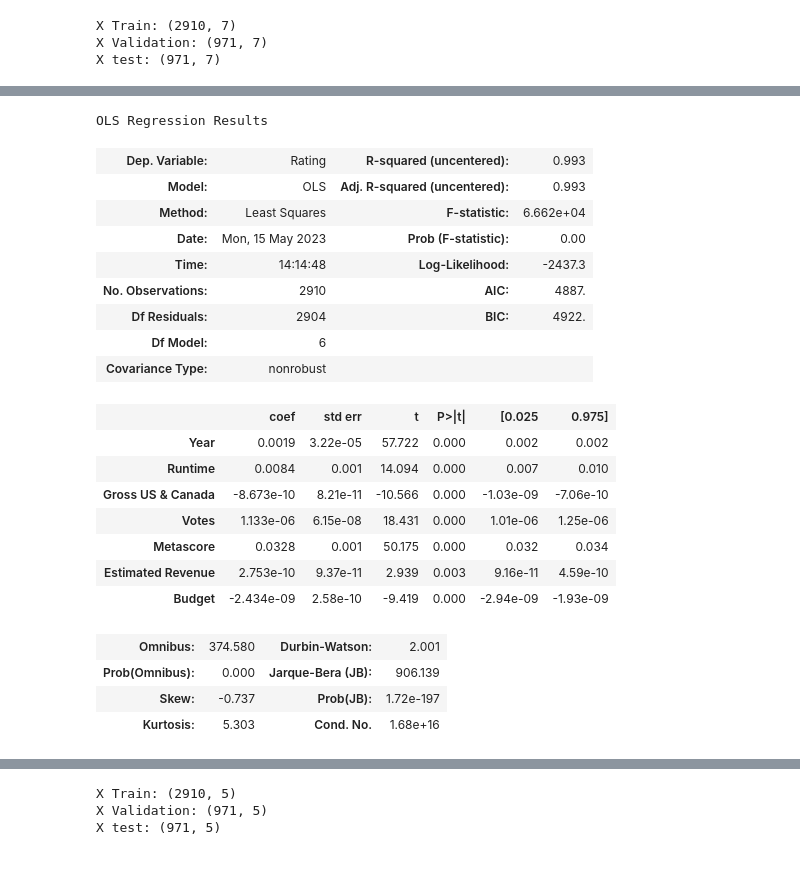
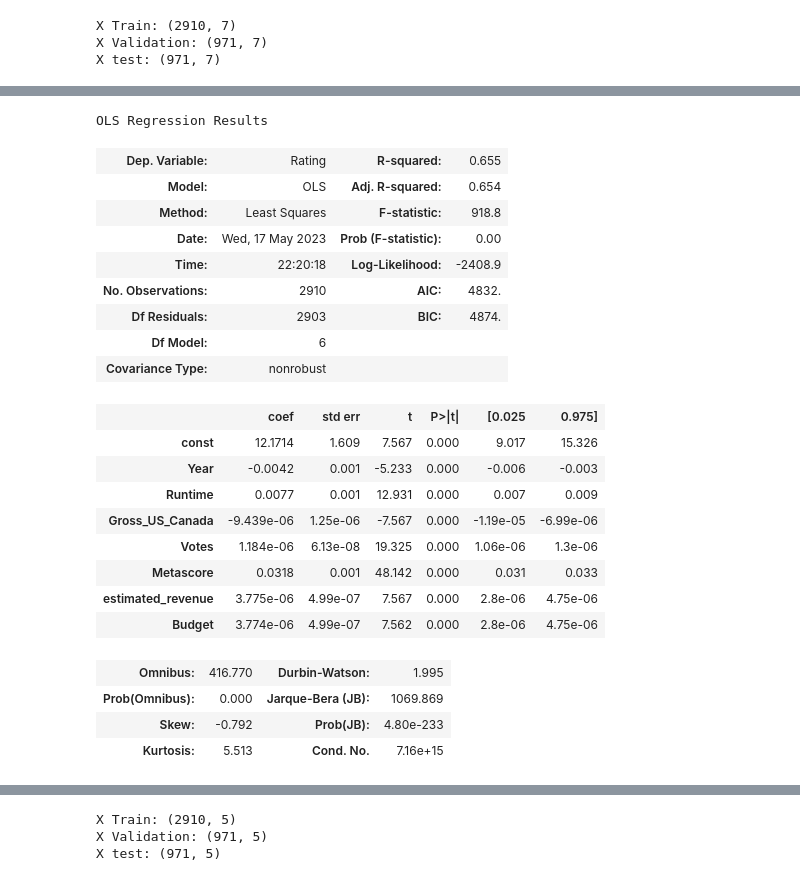
Before and after one commit to MamiMrl/IMDb-Movie-Scraping-for-Team-Netflix-Recommendation, a Jupyter notebook: IMDb_Regression.ipynb, the cells around one changed output, grey strips where cells are left out. Cells and saved outputs as stored; diff of their text form; code cells hidden in the pictures.

```diff
--- a/IMDb_Regression.ipynb
+++ b/IMDb_Regression.ipynb
@@ -12,7 +13,8 @@ from sklearn.metrics import mean_squared_error
 from sklearn.linear_model import Lasso,Ridge
 # %%
 # X ve Y değişkenlerimizi oluşturma
-X = df_combined.loc[:,["Year", "Runtime", "Gross US & Canada", "Votes", "Metascore", "Estimated Revenue", "Budget"]]
+df_combined = pd.read_csv("imdb_scraped_data_all.csv")
+X = df_combined.loc[:,["Year", "Runtime", "Gross_US_Canada", "Votes", "Metascore", "estimated_revenue", "Budget"]]
 y = df_combined["Rating"]
 
 
@@ -21,3 +23,28 @@ X_train, x_test, Y_train, y_test = train_test_split(X, y, test_size=0.2, random_
 
 # Train/Validation Ayrımı
 x_train, x_val, y_train, y_val = train_test_split(X_train, Y_train, test_size=0.25, random_state=42)
+# %%
+# X ve Y değişkenlerimizi oluşturma
+df_combined_test = pd.read_csv("imdb_scraped_data_all_test.csv")
+X2 = df_combined_test.loc[:,["Runtime", "Budget", "VotesLog", "Metascore", "estimated_revenue_log", "Estimated_Worldwide_GrossLog", "Gross_US_Canada", "Score"]]
+y2 = df_combined_test["Rating"]
+
+
+# Train/Test Ayrımı
+X_train2, x_test2, Y_train2, y_test2 = train_test_split(X2, y2, test_size=0.2, random_state=42)
+
+# Train/Validation Ayrımı
+x_train2, x_val2, y_train2, y_val2 = train_test_split(X_train2, Y_train2, test_size=0.25, random_state=42)
+# %%
+lreg2 = LinearRegression()
+
+lreg2.fit(x_train2, y_train2)
+
+pred2 = lreg2.predict(x_val2)
+
+# MSE Hesabı
+mse2 = np.mean((pred2 - y_val2)**2)
+print("MSE: ", mse2)
+
+# R2 Skor
+print("R2 Score: ", lreg2.score(x_val2, y_val2))
@@ -23,0 +54,11 @@ x_train, x_val, y_train, y_val = train_test_split(X_train, Y_train, test_size=0.
+# %%
+# Modeli Oluşturma
+#y = ax + b formatinda constant eksik
+x_train2 = sm.add_constant(x_train2)
+model_test = sm.OLS(y_train2, x_train2)
+
+# Modeli Eğitme
+fit_test = model_test.fit()
+
+# Oluşturduğumuz modele ilişkin özet tablosunu görüntüleme
+fit_test.summary()
@@ -48,33 +115,36 @@ R2 Score:  0.6423414808677816
 # %%
 # Modeli Oluşturma
+#y = ax + b formatinda constant eksik
+x_train = sm.add_constant(x_train)
 model = sm.OLS(y_train, x_train)
 
 # Modeli Eğitme
 fit = model.fit()
 
 # Oluşturduğumuz modele ilişkin özet tablosunu görüntüleme
 fit.summary()
 # %% [output]
 OLS Regression Results
-| Dep. Variable: | Rating | R-squared (uncentered): | 0.993 |
-| Model: | OLS | Adj. R-squared (uncentered): | 0.993 |
-| Method: | Least Squares | F-statistic: | 6.662e+04 |
-| Date: | Mon, 15 May 2023 | Prob (F-statistic): | 0.00 |
-| Time: | 14:14:48 | Log-Likelihood: | -2437.3 |
-| No. Observations: | 2910 | AIC: | 4887. |
-| Df Residuals: | 2904 | BIC: | 4922. |
+| Dep. Variable: | Rating | R-squared: | 0.655 |
+| Model: | OLS | Adj. R-squared: | 0.654 |
+| Method: | Least Squares | F-statistic: | 918.8 |
+| Date: | Wed, 17 May 2023 | Prob (F-statistic): | 0.00 |
+| Time: | 22:20:18 | Log-Likelihood: | -2408.9 |
+| No. Observations: | 2910 | AIC: | 4832. |
+| Df Residuals: | 2903 | BIC: | 4874. |
 | Df Model: | 6 |  |  |
 | Covariance Type: | nonrobust |  |  |
 |  | coef | std err | t | P>|t| | [0.025 | 0.975] |
-| Year | 0.0019 | 3.22e-05 | 57.722 | 0.000 | 0.002 | 0.002 |
-| Runtime | 0.0084 | 0.001 | 14.094 | 0.000 | 0.007 | 0.010 |
-| Gross US & Canada | -8.673e-10 | 8.21e-11 | -10.566 | 0.000 | -1.03e-09 | -7.06e-10 |
-| Votes | 1.133e-06 | 6.15e-08 | 18.431 | 0.000 | 1.01e-06 | 1.25e-06 |
-| Metascore | 0.0328 | 0.001 | 50.175 | 0.000 | 0.032 | 0.034 |
-| Estimated Revenue | 2.753e-10 | 9.37e-11 | 2.939 | 0.003 | 9.16e-11 | 4.59e-10 |
-| Budget | -2.434e-09 | 2.58e-10 | -9.419 | 0.000 | -2.94e-09 | -1.93e-09 |
+| const | 12.1714 | 1.609 | 7.567 | 0.000 | 9.017 | 15.326 |
+| Year | -0.0042 | 0.001 | -5.233 | 0.000 | -0.006 | -0.003 |
+| Runtime | 0.0077 | 0.001 | 12.931 | 0.000 | 0.007 | 0.009 |
+| Gross_US_Canada | -9.439e-06 | 1.25e-06 | -7.567 | 0.000 | -1.19e-05 | -6.99e-06 |
+| Votes | 1.184e-06 | 6.13e-08 | 19.325 | 0.000 | 1.06e-06 | 1.3e-06 |
+| Metascore | 0.0318 | 0.001 | 48.142 | 0.000 | 0.031 | 0.033 |
+| estimated_revenue | 3.775e-06 | 4.99e-07 | 7.567 | 0.000 | 2.8e-06 | 4.75e-06 |
+| Budget | 3.774e-06 | 4.99e-07 | 7.562 | 0.000 | 2.8e-06 | 4.75e-06 |
-| Omnibus: | 374.580 | Durbin-Watson: | 2.001 |
-| Prob(Omnibus): | 0.000 | Jarque-Bera (JB): | 906.139 |
-| Skew: | -0.737 | Prob(JB): | 1.72e-197 |
-| Kurtosis: | 5.303 | Cond. No. | 1.68e+16 |
+| Omnibus: | 416.770 | Durbin-Watson: | 1.995 |
+| Prob(Omnibus): | 0.000 | Jarque-Bera (JB): | 1069.869 |
+| Skew: | -0.792 | Prob(JB): | 4.80e-233 |
+| Kurtosis: | 5.513 | Cond. No. | 7.16e+15 |
 Notes:
```
Also changed, not shown: parts of 12 cells of this notebook, 4 other files.
